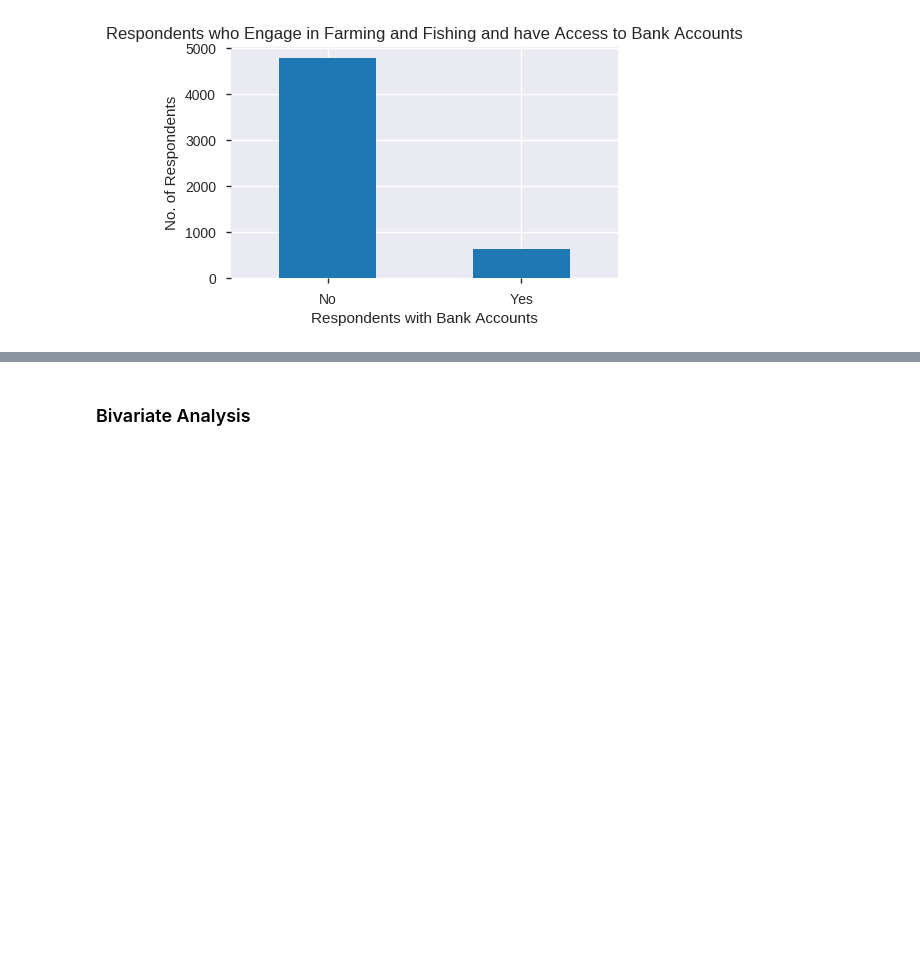
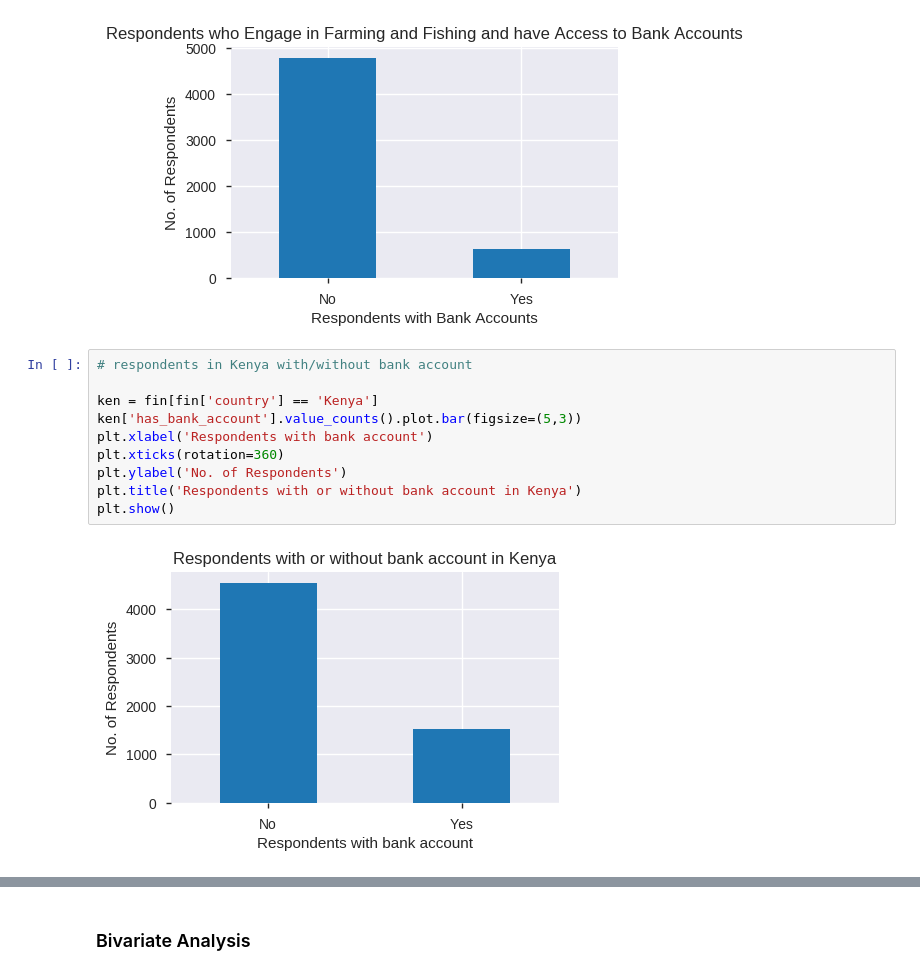
Before and after one commit to booorayan/fin_inclusion_pj, a Jupyter notebook: Financial_Inclusion_Project_1.ipynb, the cells around one changed output, grey strips where cells are left out. Drawn from its saved outputs; the diff is of its cells as text; blank space fills up the shorter version.

```diff
--- a/Financial_Inclusion_Project_1.ipynb
+++ b/Financial_Inclusion_Project_1.ipynb
@@ -574,3 +574,15 @@ plt.show()
 # most of the respondents who engae in farming and fishing had no bank accounts
 # %% [output]
 [figure]
+# %%
+# respondents in Kenya with/without bank account
+
+ken = fin[fin['country'] == 'Kenya']
+ken['has_bank_account'].value_counts().plot.bar(figsize=(5,3))
+plt.xlabel('Respondents with bank account')
+plt.xticks(rotation=360)
+plt.ylabel('No. of Respondents')
+plt.title('Respondents with or without bank account in Kenya')
+plt.show()
+# %% [output]
+[figure, added]
```
Also changed, not shown: parts of 3 cells of this notebook.
